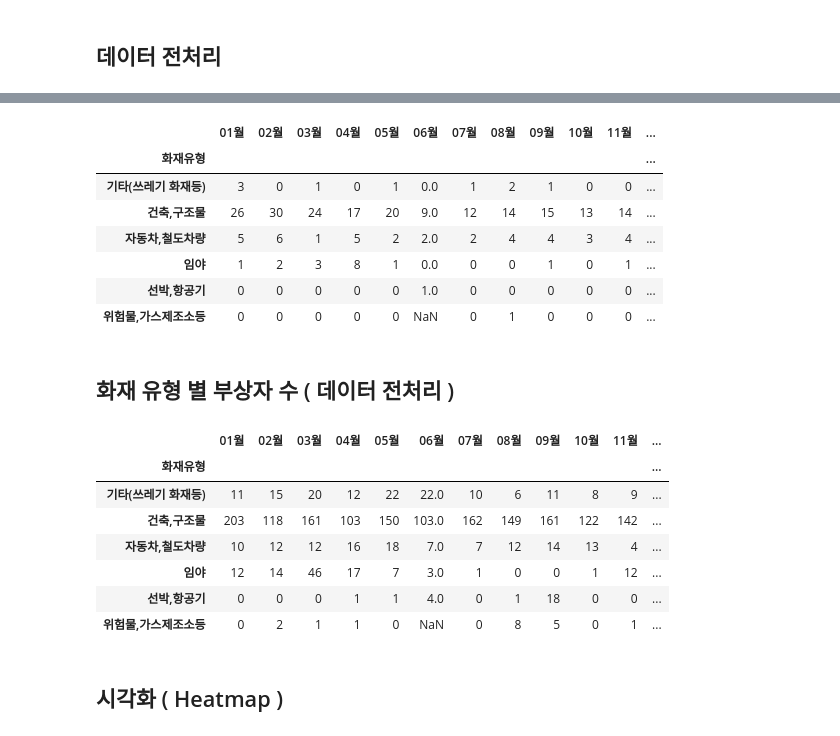
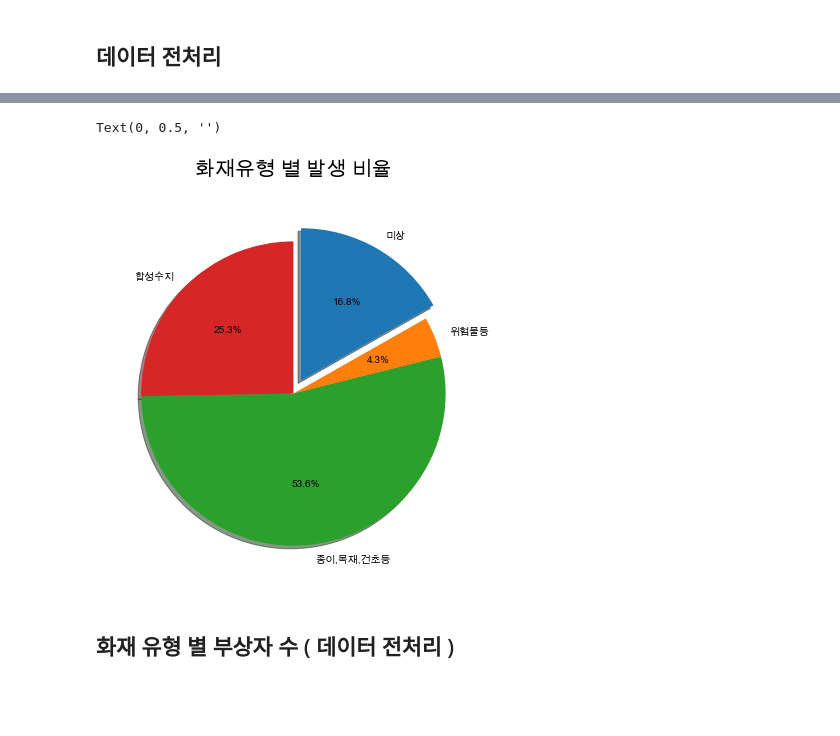
Before and after one commit to charmingjae/pandas, a Jupyter notebook: work/project.ipynb, the cells around one changed output, grey strips where cells are left out. Saved outputs shown, nothing was run; the diff lists cells and outputs as text; code cells hidden in the pictures; blank space fills up the shorter version.

```diff
--- a/work/project.ipynb
+++ b/work/project.ipynb
@@ -224,14 +210,18 @@ for i in delMonth['month']:
-# %%
-dfSecDiv
-# %% [output]
-|  | 01월 | 02월 | 03월 | 04월 | 05월 | 06월 | 07월 | 08월 | 09월 | 10월 | 11월 | ... |
-| 화재유형 |  |  |  |  |  |  |  |  |  |  |  | ... |
-| 기타(쓰레기 화재등) | 3 | 0 | 1 | 0 | 1 | 0.0 | 1 | 2 | 1 | 0 | 0 | ... |
-| 건축,구조물 | 26 | 30 | 24 | 17 | 20 | 9.0 | 12 | 14 | 15 | 13 | 14 | ... |
-| 자동차,철도차량 | 5 | 6 | 1 | 5 | 2 | 2.0 | 2 | 4 | 4 | 3 | 4 | ... |
-| 임야 | 1 | 2 | 3 | 8 | 1 | 0.0 | 0 | 0 | 1 | 0 | 1 | ... |
-| 선박,항공기 | 0 | 0 | 0 | 0 | 0 | 1.0 | 0 | 0 | 0 | 0 | 0 | ... |
-| 위험물,가스제조소등 | 0 | 0 | 0 | 0 | 0 | NaN | 0 | 1 | 0 | 0 | 0 | ... |
+# %%
+# Make figure
+fig3= plt.figure()
+# pie explode_value
+explode_value = (0.1, 0, 0, 0)
+# first chart location
+ax2 = fig3.add_subplot(121)
+# draw first pie chart
+firepie = dfFstDiv['sum'].plot.pie(figsize=(15,15), autopct='%.1f%%',  startangle=90, counterclock=False, explode = explode_value,
+                    shadow=True, ax = ax2)
+firepie.set_title("화재유형 별 발생 비율\n", fontsize=20)
+firepie.set_ylabel("")
+# %% [output]
+Text(0, 0.5, '')
+[figure, added]
 # %% [markdown]
 ## 화재 유형 별 부상자 수 ( 데이터 전처리 )
 # %%
@@ -250,13 +229,0 @@ for i in delMonth['month']:
-# %%
-dfTrdDiv
-# %% [output]
-|  | 01월 | 02월 | 03월 | 04월 | 05월 | 06월 | 07월 | 08월 | 09월 | 10월 | 11월 | ... |
-| 화재유형 |  |  |  |  |  |  |  |  |  |  |  | ... |
-| 기타(쓰레기 화재등) | 11 | 15 | 20 | 12 | 22 | 22.0 | 10 | 6 | 11 | 8 | 9 | ... |
-| 건축,구조물 | 203 | 118 | 161 | 103 | 150 | 103.0 | 162 | 149 | 161 | 122 | 142 | ... |
-| 자동차,철도차량 | 10 | 12 | 12 | 16 | 18 | 7.0 | 7 | 12 | 14 | 13 | 4 | ... |
-| 임야 | 12 | 14 | 46 | 17 | 7 | 3.0 | 1 | 0 | 0 | 1 | 12 | ... |
-| 선박,항공기 | 0 | 0 | 0 | 1 | 1 | 4.0 | 0 | 1 | 18 | 0 | 0 | ... |
-| 위험물,가스제조소등 | 0 | 2 | 1 | 1 | 0 | NaN | 0 | 8 | 5 | 0 | 1 | ... |
-# %% [markdown]
-## 시각화 ( Heatmap )
```
Also changed, not shown: parts of 38 cells of this notebook.
